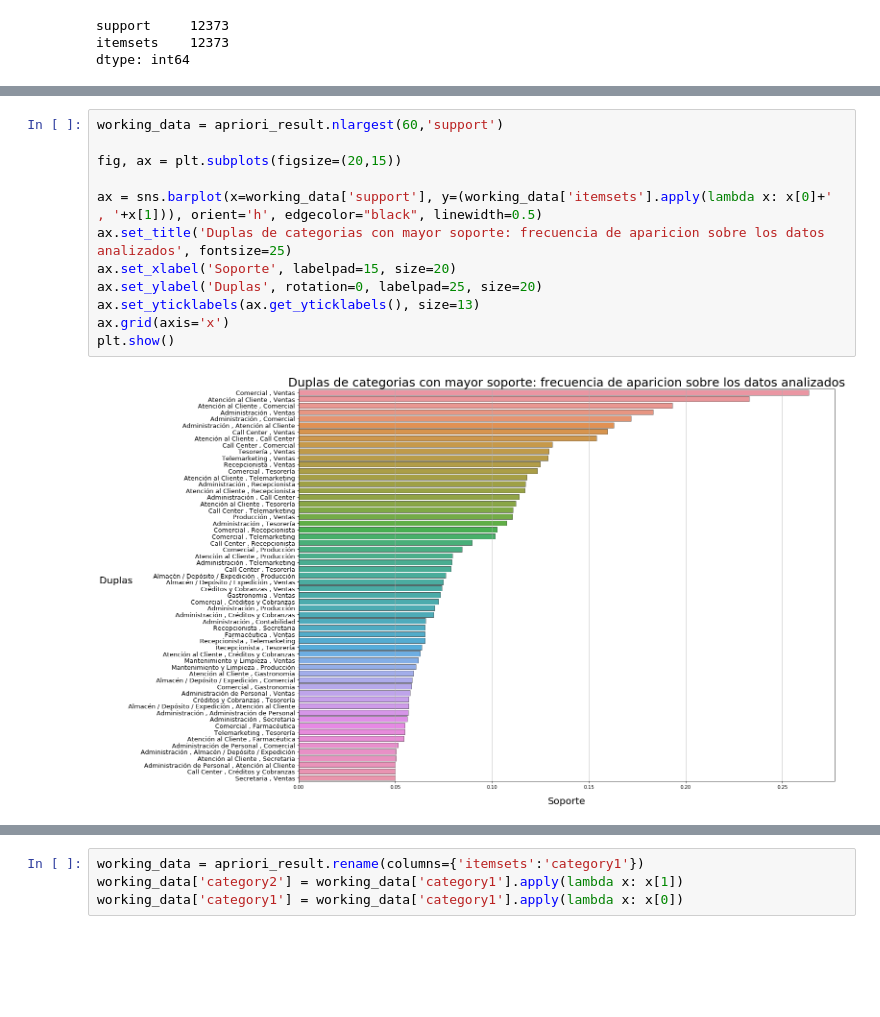
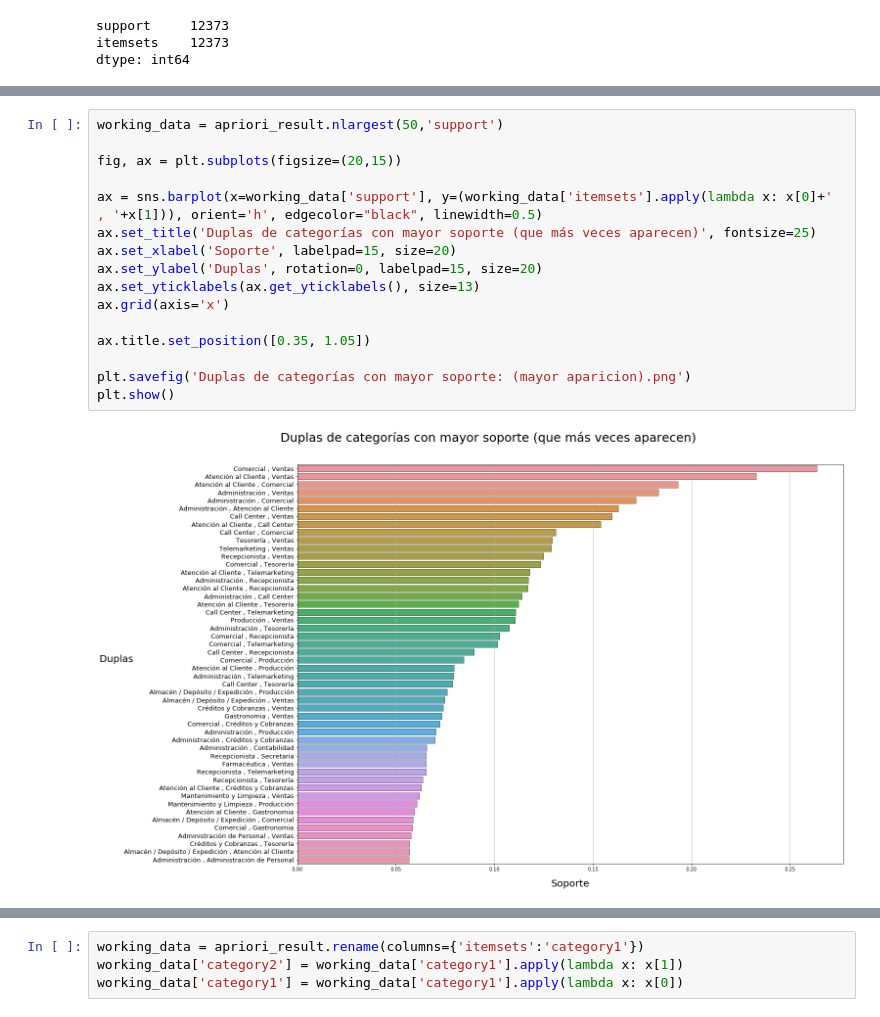
Before and after one commit to alepenaa94/TP-Datos, a Jupyter notebook: OrgatosTP1.ipynb, the cells around one changed output, grey strips where cells are left out. Drawn from its saved outputs; the diff is of its cells as text; blank space fills up the shorter version.

```diff
--- a/OrgatosTP1.ipynb
+++ b/OrgatosTP1.ipynb
@@ -983,14 +1120,18 @@ apriori_result.nlargest(60,'support')
 # %%
-working_data = apriori_result.nlargest(60,'support')
+working_data = apriori_result.nlargest(50,'support')
 
 fig, ax = plt.subplots(figsize=(20,15))
 
 ax = sns.barplot(x=working_data['support'], y=(working_data['itemsets'].apply(lambda x: x[0]+' , '+x[1])), orient='h', edgecolor="black", linewidth=0.5)
-ax.set_title('Duplas de categorias con mayor soporte: frecuencia de aparicion sobre los datos analizados', fontsize=25)
+ax.set_title('Duplas de categorías con mayor soporte (que más veces aparecen)', fontsize=25)
 ax.set_xlabel('Soporte', labelpad=15, size=20)
-ax.set_ylabel('Duplas', rotation=0, labelpad=25, size=20)
+ax.set_ylabel('Duplas', rotation=0, labelpad=15, size=20)
 ax.set_yticklabels(ax.get_yticklabels(), size=13)
 ax.grid(axis='x')
+
+ax.title.set_position([0.35, 1.05])
+
+plt.savefig('Duplas de categorías con mayor soporte: (mayor aparicion).png')
 plt.show()
 # %% [output]
-[figure, old version]
+[figure, new version]
```
Also changed, not shown: parts of 45 cells of this notebook.
